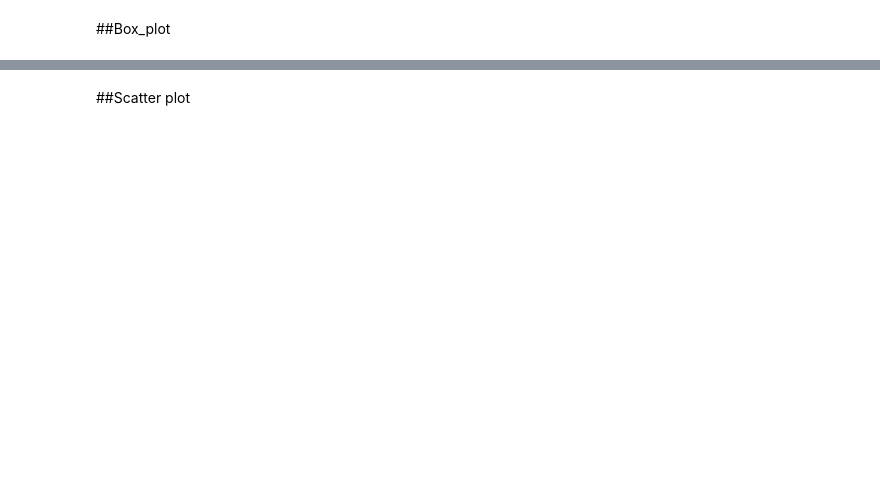
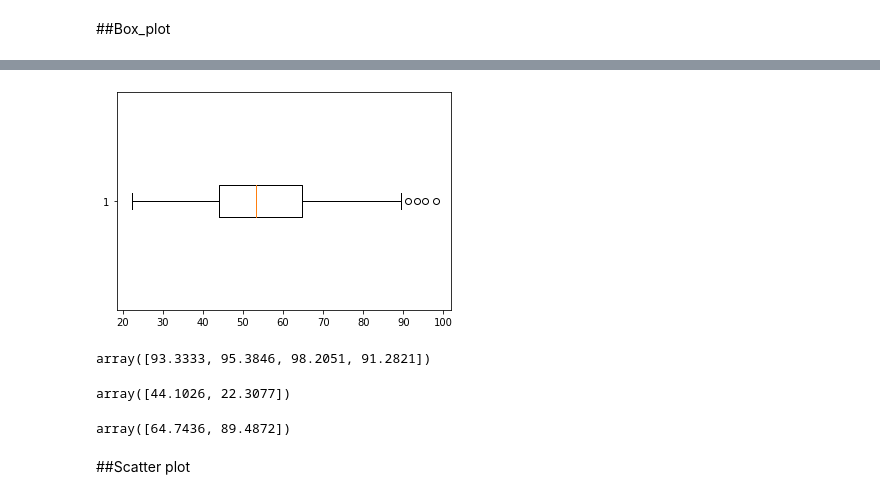
Before and after one commit to waraporn19/KKU_data_mining, a Jupyter notebook: Data102.ipynb, the cells around one changed output, grey strips where cells are left out. Saved outputs shown, nothing was run; the diff lists cells and outputs as text; code cells hidden in the pictures; blank space fills up the shorter version.

```diff
--- a/Data102.ipynb
+++ b/Data102.ipynb
@@ -13,4 +13,8 @@ Mounted at /content/drive
 import os
 # %%
 import pandas as pd
+# %%
+base_path = '/content/drive/My Drive/DWDM_material'
+# %%
+data = pd.read_csv(os.path.join(base_path, 'test.csv' ))
 # %%
@@ -26,11 +69,19 @@ plt.boxplot(data['x'],vert=False,whis=1.2)
 # %%
-out = plt.boxplot(data['X'],vert=False,whis=1.2)
+oput = plt.boxplot(data['x'],vert=False,whis=1.2)
+# %% [output]
+[figure, added]
 # %%
 oput['fliers'][0].get_xdata()
+# %% [output]
+array([93.3333, 95.3846, 98.2051, 91.2821])
 # %%
 oput['whiskers'][0].get_xdata()
+# %% [output]
+array([44.1026, 22.3077])
 # %%
 oput['whiskers'][1].get_xdata()
+# %% [output]
+array([64.7436, 89.4872])
 # %% [markdown]
 ##Scatter plot
 # %%
```
Also changed, not shown: parts of 11 cells of this notebook.
